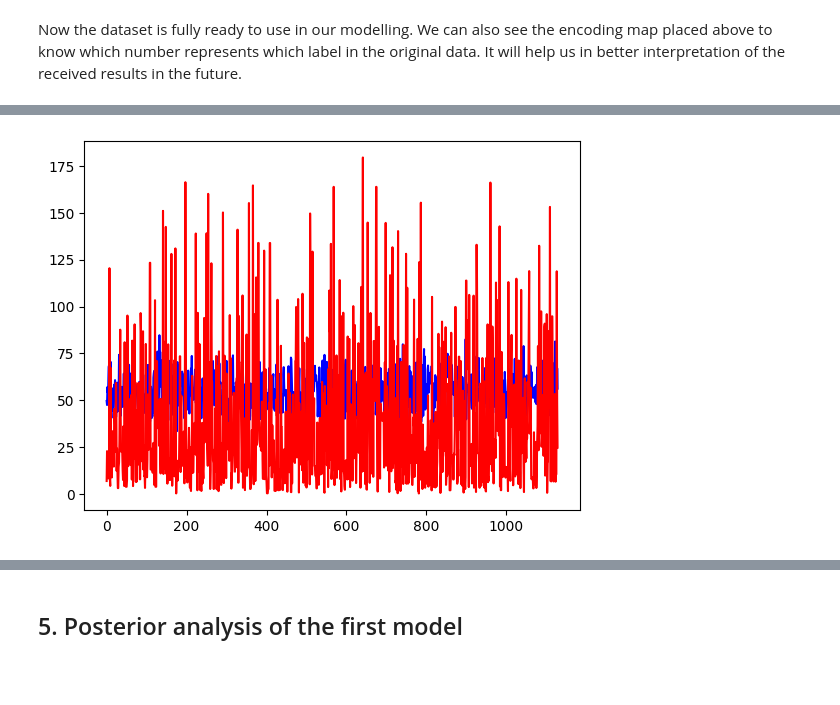
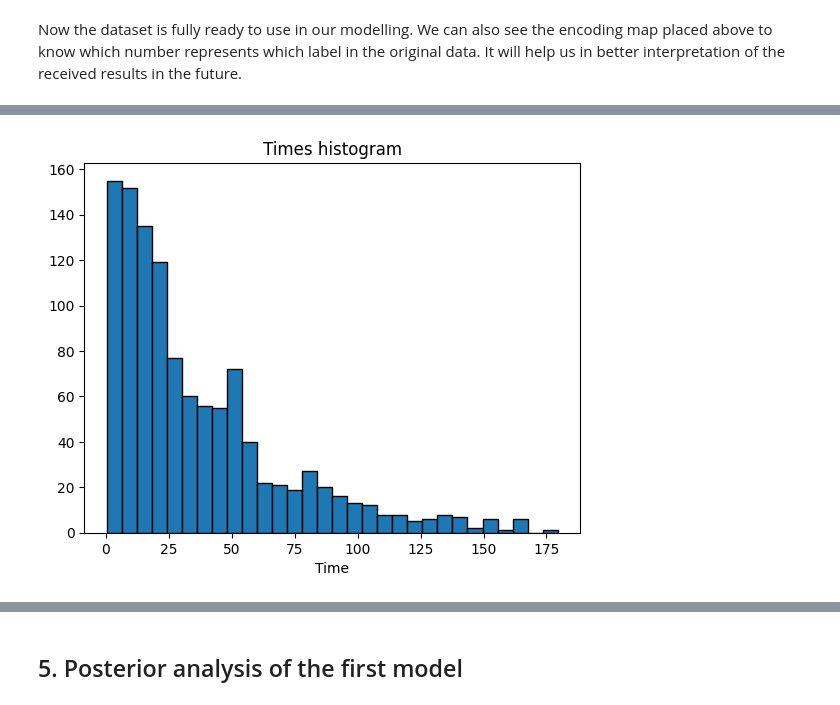
Before and after one commit to rafalmaciasz/employee-turnover, a Jupyter notebook: project.ipynb, the cells around one changed output, grey strips where cells are left out. Saved outputs shown, nothing was run; the diff lists cells and outputs as text; code cells hidden in the pictures; blank space fills up the shorter version.

```diff
--- a/project.ipynb
+++ b/project.ipynb
@@ -178,8 +257,11 @@ times_sim_median.min(), times_sim_median.max()
 # %%
 import matplotlib.pyplot as plt
 
-plt.plot(times_sim_mean, 'b')
-plt.plot(times, 'r')
+times = df["stag"].values
+
+plt.hist(times, bins=30, edgecolor='black')
+plt.title('Times histogram')
+plt.xlabel('Time')
 plt.show()
 # %% [output]
-[figure, old version]
+[figure, new version]
```
Also changed, not shown: parts of 43 cells of this notebook, 2 other files.
